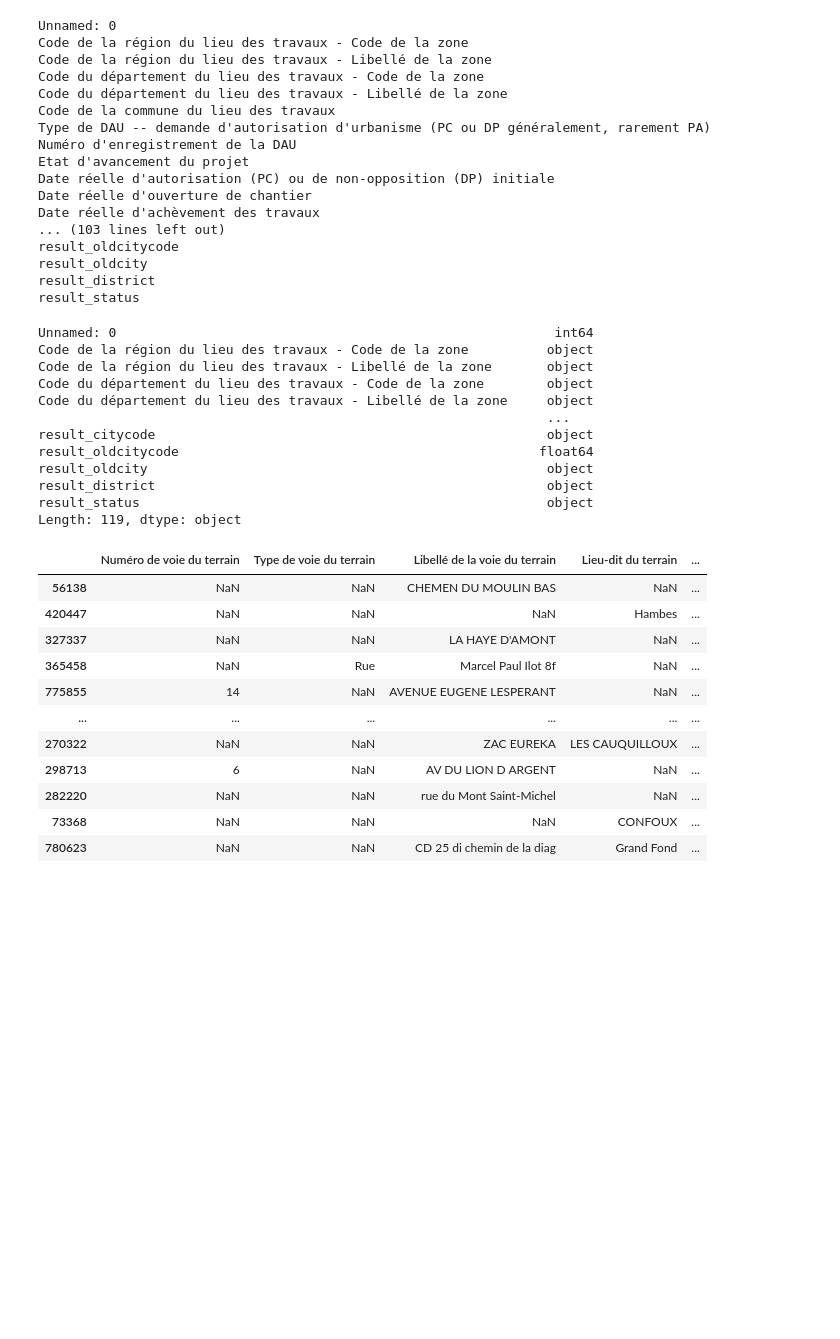
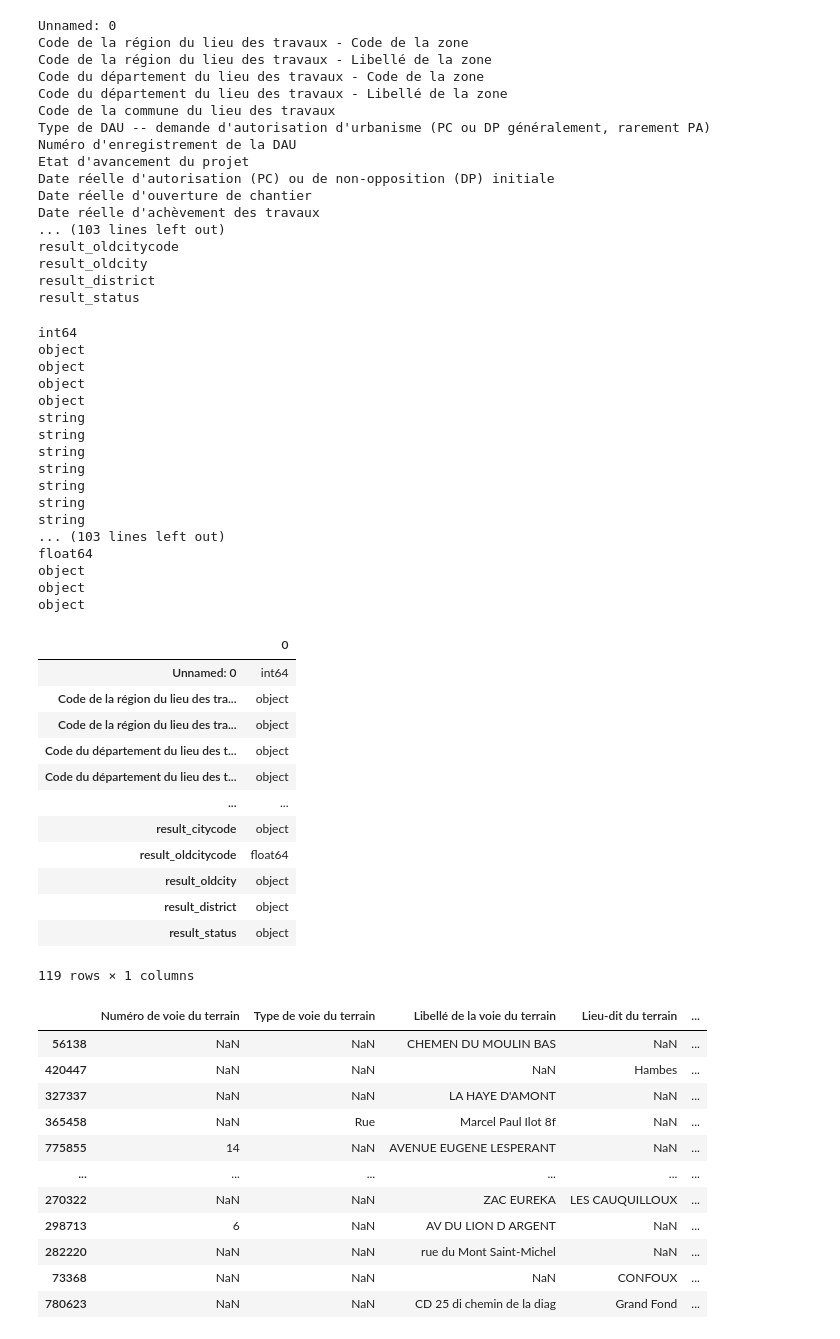
Before and after one commit to m-ligeret/price-signals-construction-activity, a Jupyter notebook: processing_constr_nonresid.ipynb, the cells around one changed output. Drawn from its saved outputs; the diff is of its cells as text; code cells hidden in the pictures; blank space fills up the shorter version.

```diff
--- a/processing_constr_nonresid.ipynb
+++ b/processing_constr_nonresid.ipynb
@@ -35,20 +60,44 @@ result_oldcity
 result_district
 result_status
 # %%
-df.dtypes
+for i in df.dtypes:
+    print(i)
+
+col_from_geocodage = [i for i in df.columns if "result_" in i]
 # %% [output]
-Unnamed: 0                                                        int64
-Code de la région du lieu des travaux - Code de la zone          object
-Code de la région du lieu des travaux - Libellé de la zone       object
-Code du département du lieu des travaux - Code de la zone        object
-Code du département du lieu des travaux - Libellé de la zone     object
-                                                                 ...
-result_citycode                                                  object
-result_oldcitycode                                              float64
-result_oldcity                                                   object
-result_district                                                  object
-result_status                                                    object
-Length: 119, dtype: object
+int64
+object
+object
+object
+object
+string
+string
+string
+string
+string
+string
+string
+... (103 lines left out)
+float64
+object
+object
+object
+# %%
+df.dtypes.to_frame()
+# %% [output]
+|  | 0 |
+| Unnamed: 0 | int64 |
+| Code de la région du lieu des tra... | object |
+| Code de la région du lieu des tra... | object |
+| Code du département du lieu des t... | object |
+| Code du département du lieu des t... | object |
+| ... | ... |
+| result_citycode | object |
+| result_oldcitycode | float64 |
+| result_oldcity | object |
+| result_district | object |
+| result_status | object |
+119 rows × 1 columns
 # %%
 
 nature_batiments = [x for x in df.columns
```
Also changed, not shown: parts of 10 cells of this notebook.
